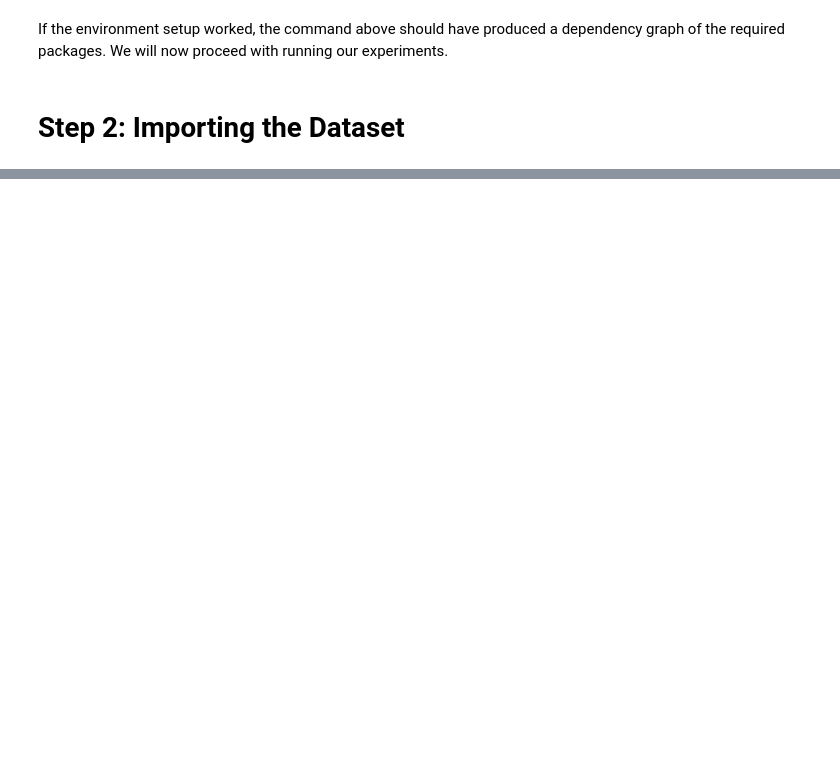
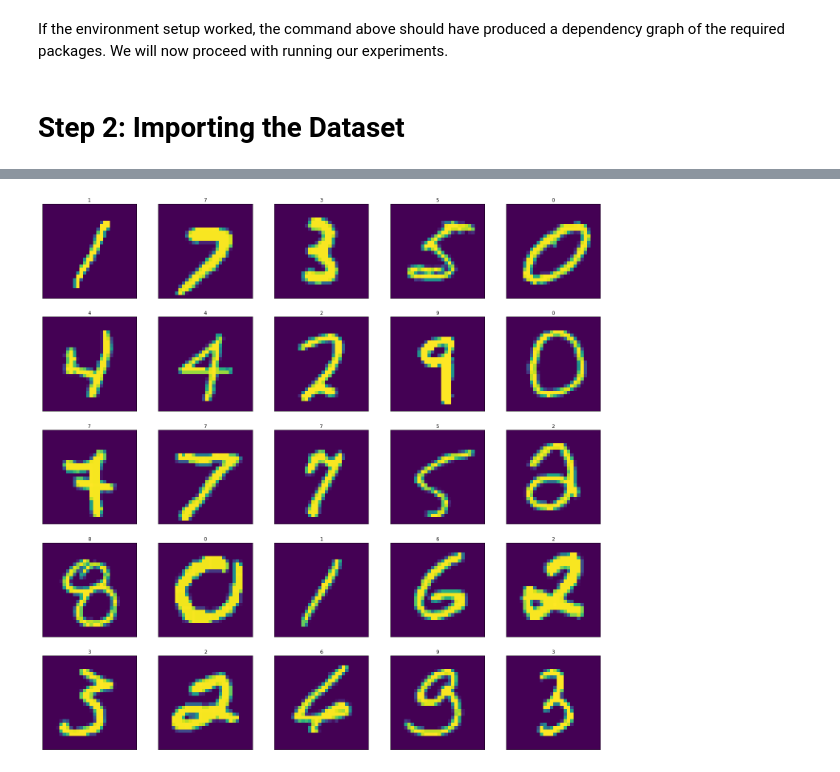
Before and after one commit to benearnthof/open_science_mnist, a Jupyter notebook: open_science_mnist.ipynb, the cells around one changed output, grey strips where cells are left out. Cells and saved outputs as stored; diff of their text form; code cells hidden in the pictures; blank space fills up the shorter version.

```diff
--- a/open_science_mnist.ipynb
+++ b/open_science_mnist.ipynb
@@ -112,0 +116,8 @@ If the environment setup worked, the command above should have produced a depend
+# %%
+# let's view more digits at once
+dataiter = iter(train_loader)
+images, labels = next(dataiter)
+images = images.numpy()
+plot_25(images, labels)
+# %% [output]
+[figure, added]
```
Also changed, not shown: parts of 20 cells of this notebook.
